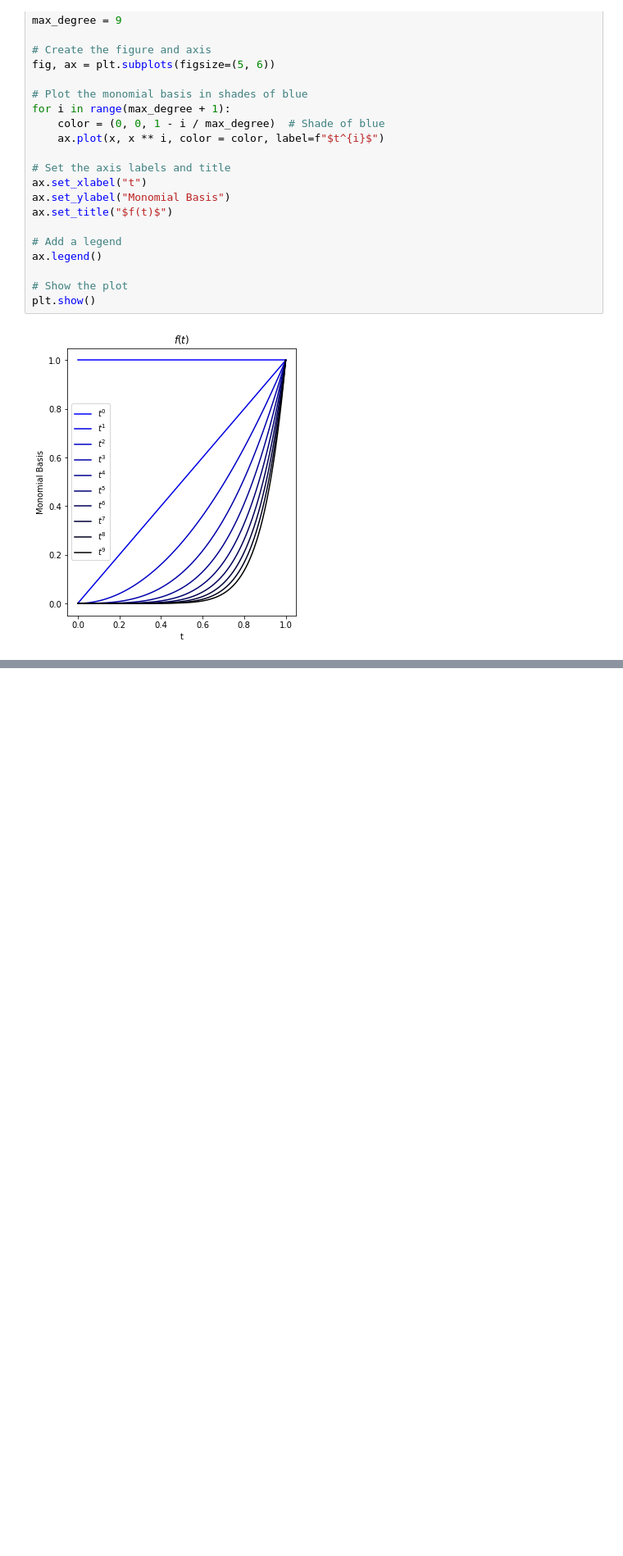
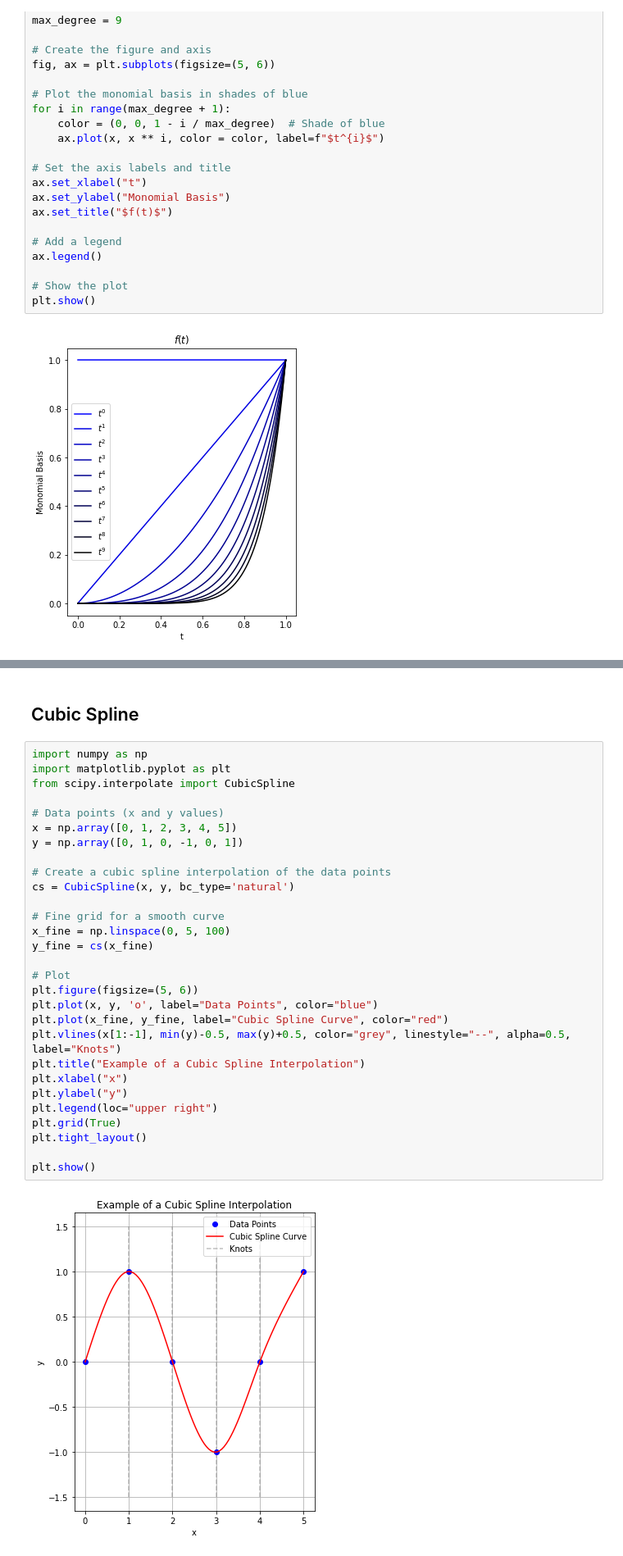
Before and after one commit to HadrienLMS/Numerical_Analysis_2024, a Jupyter notebook: 2_Interpolation/Additional_Material.ipynb, the cells around one changed output, grey strips where cells are left out. Shown at 82% size. Drawn from its saved outputs; the diff is of its cells as text; blank space fills up the shorter version.

```diff
--- a/2_Interpolation/Additional_Material.ipynb
+++ b/2_Interpolation/Additional_Material.ipynb
@@ -144,0 +184,33 @@ plt.show()
+# %% [markdown]
+## Cubic Spline
+# %%
+import numpy as np
+import matplotlib.pyplot as plt
+from scipy.interpolate import CubicSpline
+
+# Data points (x and y values)
+x = np.array([0, 1, 2, 3, 4, 5])
+y = np.array([0, 1, 0, -1, 0, 1])
+
+# Create a cubic spline interpolation of the data points
+cs = CubicSpline(x, y, bc_type='natural')
+
+# Fine grid for a smooth curve
+x_fine = np.linspace(0, 5, 100)
+y_fine = cs(x_fine)
+
+# Plot
+plt.figure(figsize=(5, 6))
+plt.plot(x, y, 'o', label="Data Points", color="blue")
+plt.plot(x_fine, y_fine, label="Cubic Spline Curve", color="red")
+plt.vlines(x[1:-1], min(y)-0.5, max(y)+0.5, color="grey", linestyle="--", alpha=0.5, label="Knots")
+plt.title("Example of a Cubic Spline Interpolation")
+plt.xlabel("x")
+plt.ylabel("y")
+plt.legend(loc="upper right")
+plt.grid(True)
+plt.tight_layout()
+
+plt.show()
+# %% [output]
+[figure, added]
```
Also changed, not shown: parts of 5 cells of this notebook, 4 other files.
